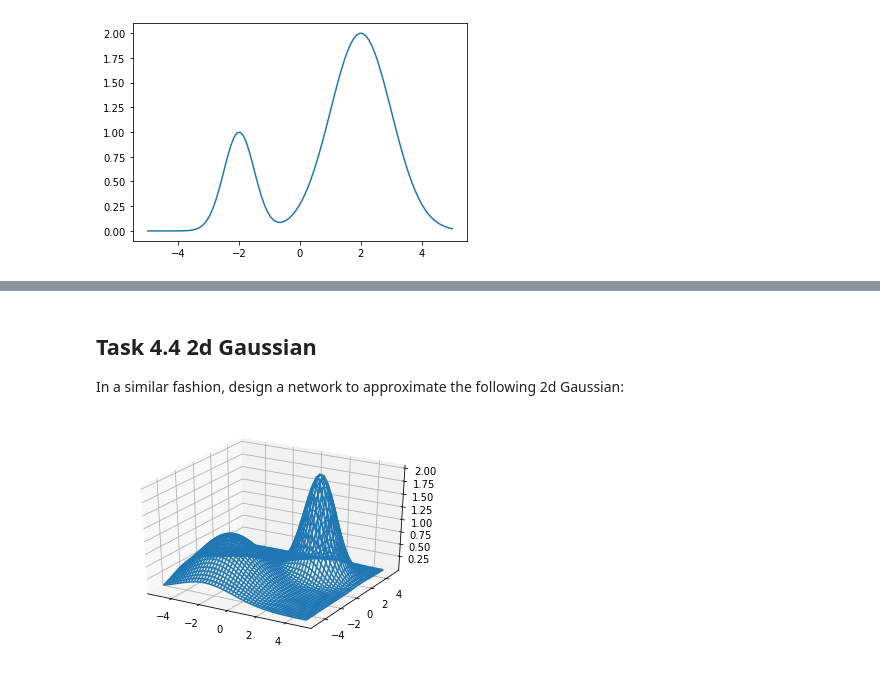
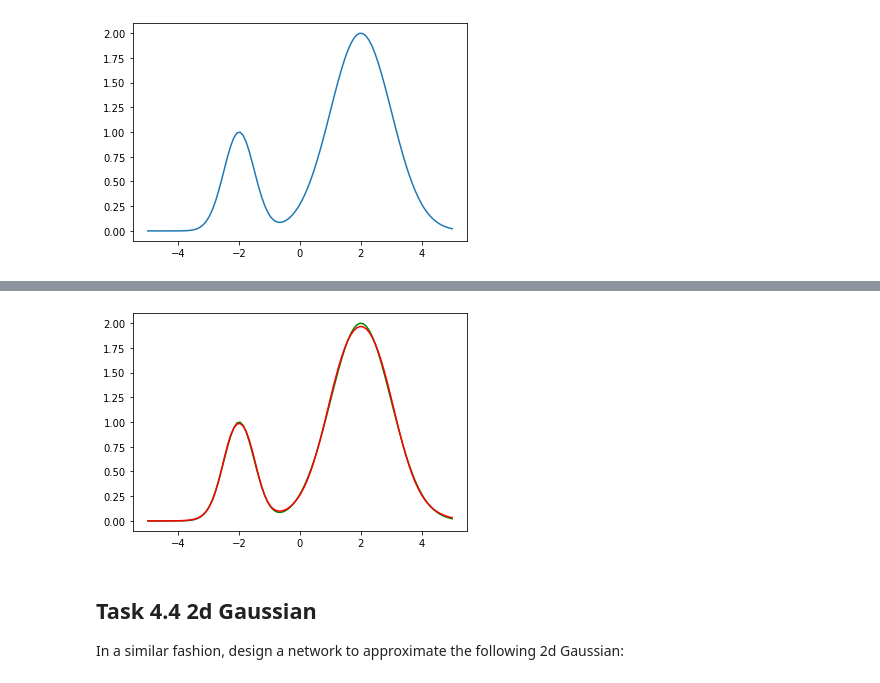
Before and after one commit to rhaschke/Neural-Networks, a Jupyter notebook: a4.ipynb, the cells around one changed output, grey strips where cells are left out. Saved outputs shown, nothing was run; the diff lists cells and outputs as text; code cells hidden in the pictures.

```diff
--- a/a4.ipynb
+++ b/a4.ipynb
@@ -46,3 +153,18 @@ y = Gaussian(x, mu=-2, sigma=0.5) + 2*Gaussian(x, mu=2, sigma=1)
 plt.plot(x, y);
 # %% [output]
 [figure]
+# %%
+import ipywidgets as widgets
+
+def sigmoid(x):
+    return 1/(1 + np.exp(-x))
+
+# A single bump can be easily created by the difference of two sigmoid functions
+@widgets.interact(slope=(0.0, 10.0, 0.05), center=(-4.0, 4.0), width=(0.0, 5.0, 0.05), scale=(-2.0, 2.0))
+def plot(slope=2.2, center=0, width=1.05, scale=1.2):
+    fig, ax = plt.subplots()
+    x = np.linspace(-5, 5, 100)
+    ax.plot(x, Gaussian(x), 'g-')
+    ax.plot(x, scale * sigmoid(slope * (x - center - width)), 'b--')
+    ax.plot(x, scale * sigmoid(slope * (x - center + width)), 'b--')
+    ax.plot(x, scale * (sigmoid(slope * (x - center + width)) - sigmoid(slope * (x - center - width))), 'r-')
@@ -49,17 +239,21 @@ plt.plot(x, y);
+# %%
+import tensorflow as tf
+
+# Alternatively, we define the neural network with some Keras/TensorFlow layers
+model2 = tf.keras.models.Sequential([
+    tf.keras.Input(shape=(1,)),  # input is one-dimensional
+    tf.keras.layers.Dense(4, activation='sigmoid'),  # 2x2 hidden units
+    tf.keras.layers.Dense(1)  # 1 linear output unit
+  ])
+# Now, let's set the weights from our manually tuned model:
+biases = model.slopes * np.hstack((-model.centers + model.widths, -model.centers - model.widths))  # compute biases as above
+model2.layers[0].set_weights([model.slopes.reshape(1, 4), biases])      # set 1st layer weights + biases
+model2.layers[1].set_weights([model.scales.reshape(4, 1), np.zeros(1)]) # set 2nd (output) layer weights + biases
+
+plt.plot(x, y, 'g-', x, model2.predict(x), 'r-');
+# %% [output]
+[figure, added]
 # %% [markdown]
 ## Task 4.4 2d Gaussian
 
 In a similar fashion, design a network to approximate the following 2d Gaussian:
-# %%
-from mpl_toolkits.mplot3d import Axes3D  # enable 3d plotting
-
-x = np.linspace(-5, 5, 50)
-y = np.linspace(-5, 5, 50)
-XY = np.stack(np.meshgrid(x, y), axis=-1)  # create grid of (x,y) pairs
-Z = Gaussian(XY, mu=np.array([-2,-2]), sigma=2) + 2*Gaussian(XY, mu=np.array([2,2]))
-
-fig = plt.figure()
-ax = fig.add_subplot(projection='3d')
-ax.plot_wireframe(XY[:,:,0], XY[:,:,1], Z);
-# %% [output]
-[figure, removed]
```
Also changed, not shown: parts of 11 cells of this notebook.
